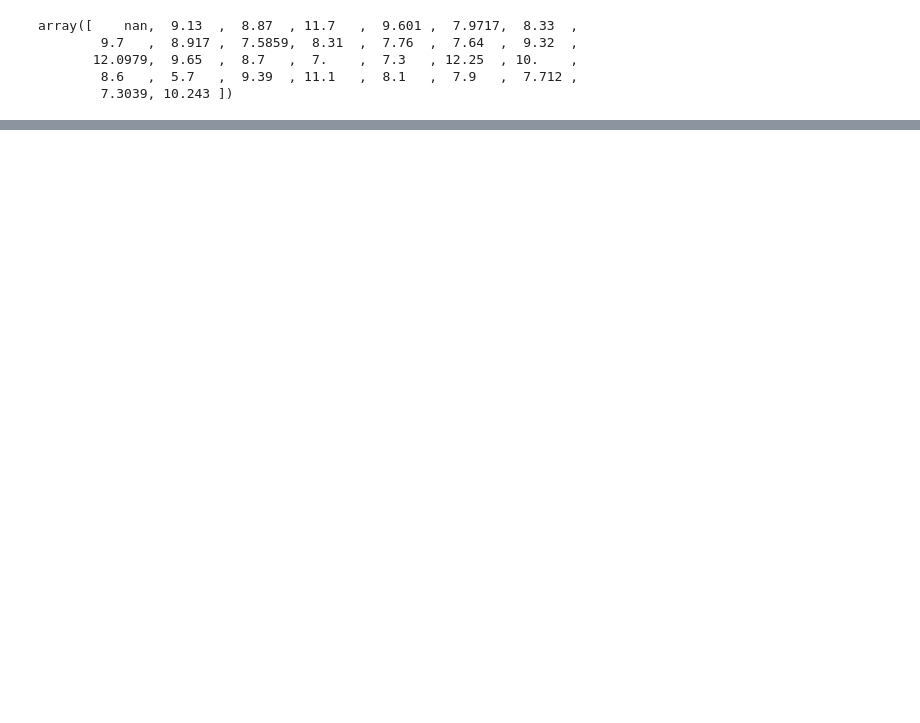
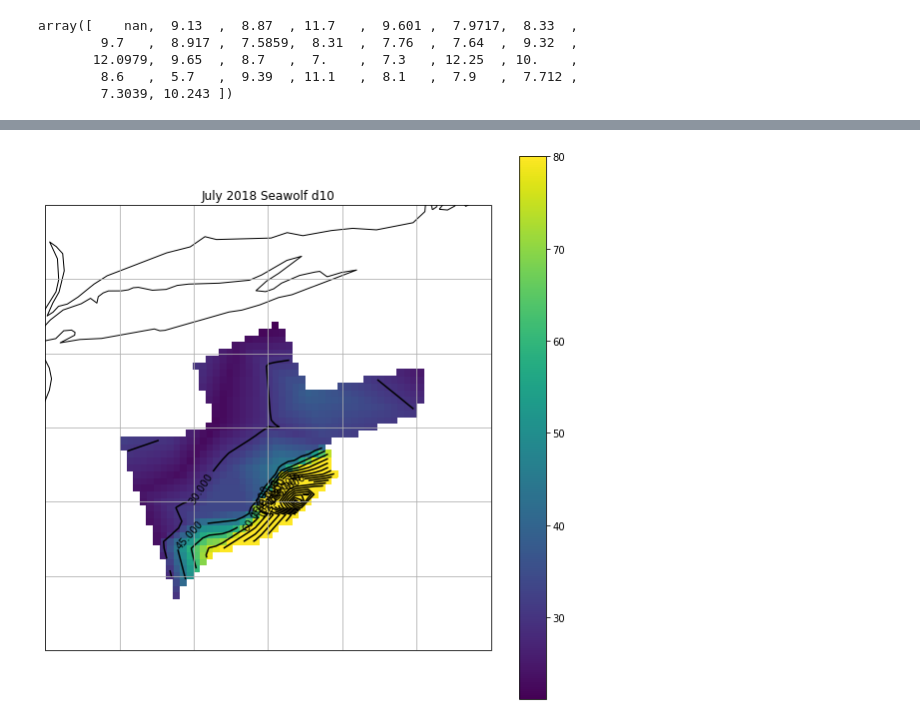
Before and after one commit to lagruenburg/cold_pool, a Jupyter notebook: Cold Pool Explore Data.ipynb, the cells around one changed output, grey strips where cells are left out. Cells and saved outputs as stored; diff of their text form; code cells hidden in the pictures; blank space fills up the shorter version.

```diff
--- a/Cold Pool Explore Data.ipynb
+++ b/Cold Pool Explore Data.ipynb
@@ -113,0 +328,14 @@ np.float(CTD2018['Temp...C.'][167])
+# %%
+fig, ax = plt.subplots(figsize=(10,10), subplot_kw={'projection': ccrs.PlateCarree()})
+extent = [286,289,38.5,41.5]
+ax.set_extent(extent)
+ax.gridlines()
+ax.coastlines(resolution='50m')
+C = ax.pcolormesh(360-X, Y, Z,vmax = 80)
+C2 = ax.contour(360-X, Y, Z,20,colors = 'k',vmax = 80)
+#ax.plot(360-X, Y, "ok", label="station")
+plt.title('July 2018 Seawolf d10')
+plt.colorbar(C)
+plt.clabel(C2)
+# %% [output]
+[figure, added]
```
Also changed, not shown: parts of 23 cells of this notebook.
